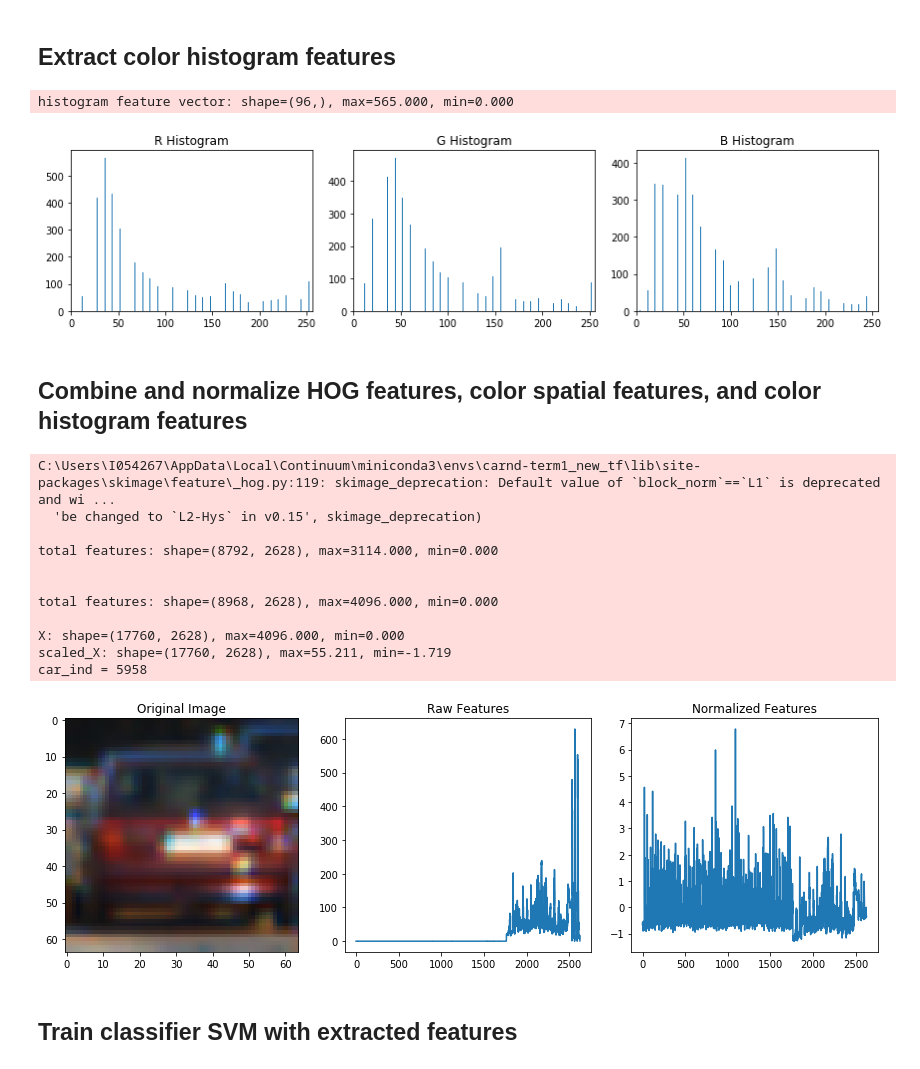
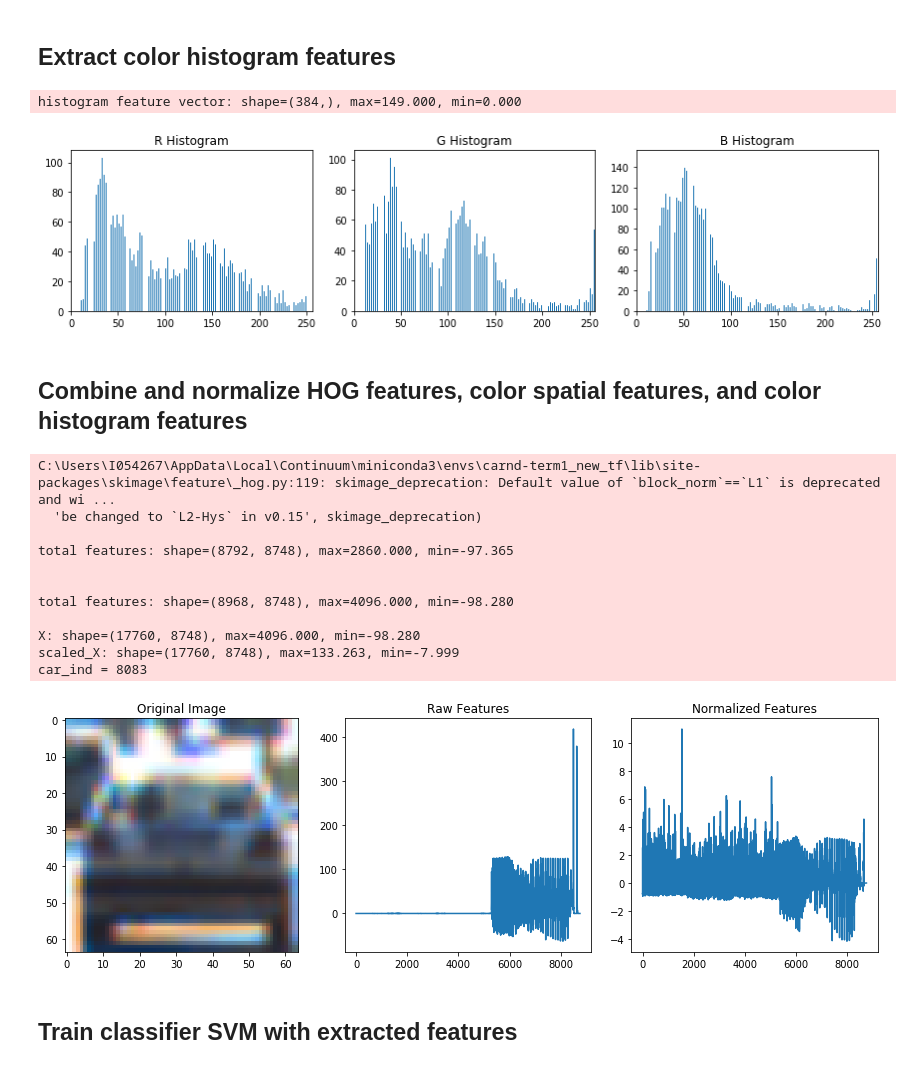
Before and after one commit to WangYuanMike/CarND-Vehicle-Detection, a Jupyter notebook: vehicle_detection.ipynb, the cells around one changed output. Saved outputs shown, nothing was run; the diff lists cells and outputs as text; code cells hidden in the pictures.

```diff
--- a/vehicle_detection.ipynb
+++ b/vehicle_detection.ipynb
@@ -150,7 +172,7 @@ HOG features: shape=(7, 7, 2, 2, 9), max=0.345, min=0.000
 # Define a function to compute color histogram features
 # Pass the color_space flag as 3-letter all caps string
 # like 'HSV' or 'LUV' etc.
-def bin_spatial(img, color_space='RGB', size=(16, 16)):
+def bin_spatial(img, color_space='YCrCb', size=(32, 32)):
     # Convert image to new color space (if specified)
     if color_space != 'RGB':
         if color_space == 'HSV':
@@ -169,7 +191,7 @@ def bin_spatial(img, color_space='RGB', size=(16, 16)):
     # Return the feature vector
     return features
 
-feature_vec = bin_spatial(image, color_space='RGB', size=(16, 16))
+feature_vec = bin_spatial(image)
 
 # Plot features
 logger.info('feature_vec: shape={}, max={:.3f}, min={:.3f}'.format(np.shape(feature_vec), np.max(feature_vec), np.min(feature_vec)))
@@ -183,7 +205,7 @@ feature_vec: shape=(768,), max=255.000, min=13.000
 ## Extract color histogram features
 # %%
 # Define a function to compute color histogram features
-def color_hist(img, nbins=32, bins_range=(0, 256), only_feature=True):
+def color_hist(img, nbins=128, bins_range=(0, 256), only_feature=True):
     # Compute the histogram of the RGB channels separately
     rhist = np.histogram(img[:,:,0], bins=nbins, range=bins_range)
     ghist = np.histogram(img[:,:,1], bins=nbins, range=bins_range)
@@ -202,7 +224,7 @@ def color_hist(img, nbins=32, bins_range=(0, 256), only_feature=True):
 
 # define parameters for color_hist function
 bins_upper_bound = 256
-nbins = 32
+nbins = 128
 
 rh, gh, bh, bincen, feature_vec = color_hist(image, nbins=nbins, bins_range=(0, bins_upper_bound), only_feature=False)
 
@@ -228,8 +250,8 @@ if rh is not None:
 else:
     print('Your function is returning None for at least one variable...')
 # %% [output]
-histogram feature vector: shape=(96,), max=565.000, min=0.000
+histogram feature vector: shape=(384,), max=149.000, min=0.000
-[figure, old version]
+[figure, new version]
 # %% [markdown]
 ## Combine and normalize HOG features, color spatial features, and color histogram features
 # %%
@@ -238,8 +260,8 @@ from sklearn.preprocessing import StandardScaler
 # Define a function to extract features from a list of images
 # Have this function call bin_spatial() and color_hist()
 def extract_features(image_list, orient=9, pix_per_cell=8, cell_per_block=2,
-                     cspace='RGB', spatial_size=(16, 16),
-                     hist_bins=32, hist_range=(0, 256)):
+                     cspace='YCrCb', spatial_size=(32, 32),
+                     hist_bins=128, hist_range=(0, 256)):
     features = []
 
     for idx, img in enumerate(image_list):
@@ -262,22 +284,15 @@ def extract_features(image_list, orient=9, pix_per_cell=8, cell_per_block=2,
         else:
             hog_image_ch = feature_image[:,:,0]
 
-        hog_features = get_hog_features(hog_image_ch, orient=orient, pix_per_cell=pix_per_cell, cell_per_block=cell_per_block)
+        hog_features_0 = get_hog_features(feature_image[:,:,0], orient=orient,
+                                          pix_per_cell=pix_per_cell, cell_per_block=cell_per_block)
+        hog_features_1 = get_hog_features(feature_image[:,:,1], orient=orient,
+                                          pix_per_cell=pix_per_cell, cell_per_block=cell_per_block)
+        hog_features_2 = get_hog_features(feature_image[:,:,2], orient=orient,
+                                          pix_per_cell=pix_per_cell, cell_per_block=cell_per_block)
         spatial_features = bin_spatial(feature_image, color_space=cspace, size=spatial_size)
         hist_features = color_hist(feature_image, nbins=hist_bins, bins_range=hist_range)
-        features.append(np.concatenate((hog_features, spatial_features, hist_features)))
-
-        if idx < 3:
-            logger.debug('')
-            logger.debug('hog_features: shape={}, max={:.3f}, min={:.3f}'.
-                         format(np.shape(hog_features), np.max(hog_features), np.min(hog_features)))
-            logger.debug('spatial_features: shape={}, max={:.3f}, min={:.3f}'.
-                         format(np.shape(spatial_features), np.max(spatial_features), np.min(spatial_features)))
-            logger.debug('hist_features: shape={}, max={:.3f}, min={:.3f}'.
-                         format(np.shape(hist_features), np.max(hist_features), np.min(hist_features)))
-            logger.debug('features: shape={}, max={:.3f}, min={:.3f}'.
-                         format(np.shape(features), np.max(features), np.min(features)))
-            logger.debug('')
+        features.append(np.concatenate((hog_features_0, hog_features_1, hog_features_2, spatial_features, hist_features)))
 
     logger.info('')
     logger.info('total features: shape={}, max={:.3f}, min={:.3f}'.
@@ -302,39 +317,39 @@ if len(vehicle_features) > 0:
 
     # Apply the scaler to X
     scaled_X = X_scaler.transform(X)
     logger.info('scaled_X: shape={}, max={:.3f}, min={:.3f}'.
                  format(np.shape(scaled_X), np.max(scaled_X), np.min(scaled_X)))
     car_ind = np.random.randint(0, len(vehicle_features))
     logger.info('car_ind = {}'.format(car_ind))
 
     # Plot an example of raw and scaled features
     fig = plt.figure(figsize=(12,4))
     plt.subplot(131)
     plt.imshow(vehicle_images[car_ind] / 255)
     plt.title('Original Image')
     plt.subplot(132)
     plt.plot(X[car_ind])
     plt.title('Raw Features')
     plt.subplot(133)
     plt.plot(scaled_X[car_ind])
     plt.title('Normalized Features')
     fig.tight_layout()
     plt.show()
 else:
     print('Your function only returns empty feature vectors...')
 # %% [output]
 C:\Users\I054267\AppData\Local\Continuum\miniconda3\envs\carnd-term1_new_tf\lib\site-packages\skimage\feature\_hog.py:119: skimage_deprecation: Default value of `block_norm`==`L1` is deprecated and wi ...
   'be changed to `L2-Hys` in v0.15', skimage_deprecation)
 
-total features: shape=(8792, 2628), max=3114.000, min=0.000
+total features: shape=(8792, 8748), max=2860.000, min=-97.365
 
 
-total features: shape=(8968, 2628), max=4096.000, min=0.000
+total features: shape=(8968, 8748), max=4096.000, min=-98.280
 
-X: shape=(17760, 2628), max=4096.000, min=0.000
-scaled_X: shape=(17760, 2628), max=55.211, min=-1.719
-car_ind = 5958
+X: shape=(17760, 8748), max=4096.000, min=-98.280
+scaled_X: shape=(17760, 8748), max=133.263, min=-7.999
+car_ind = 8083
-[figure, old version]
+[figure, new version]
 # %% [markdown]
 ## Train classifier SVM with extracted features
 # %%
```
Also changed, not shown: parts of 15 cells of this notebook, 1 other file.
